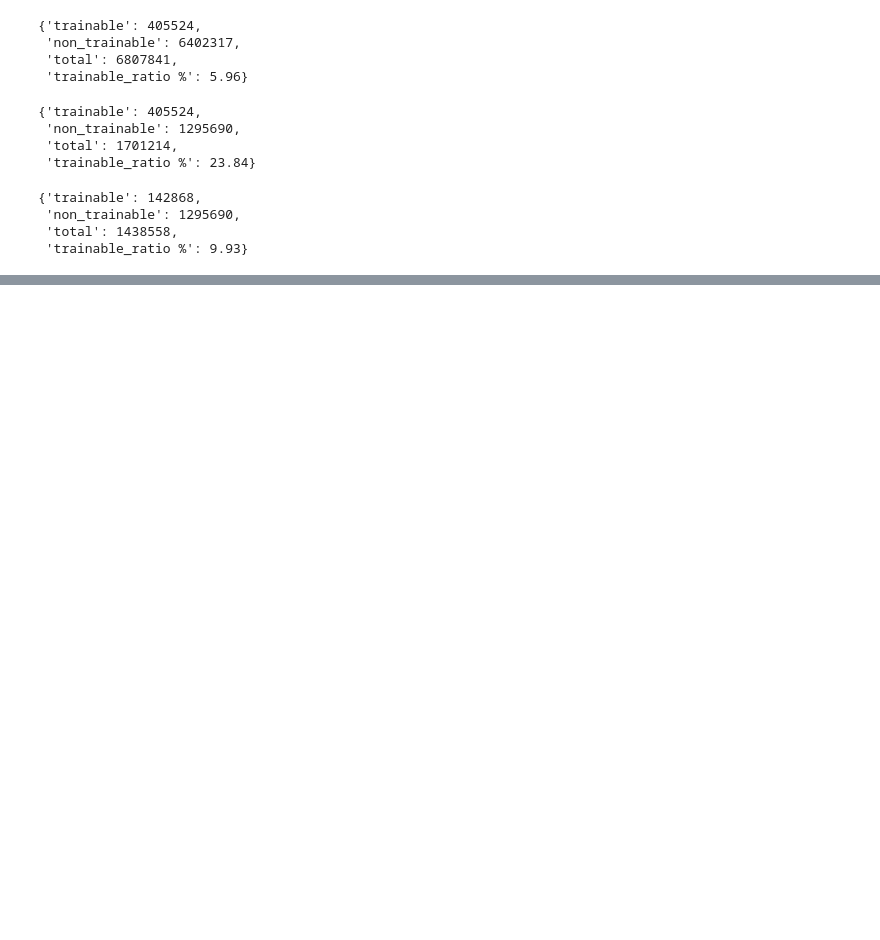
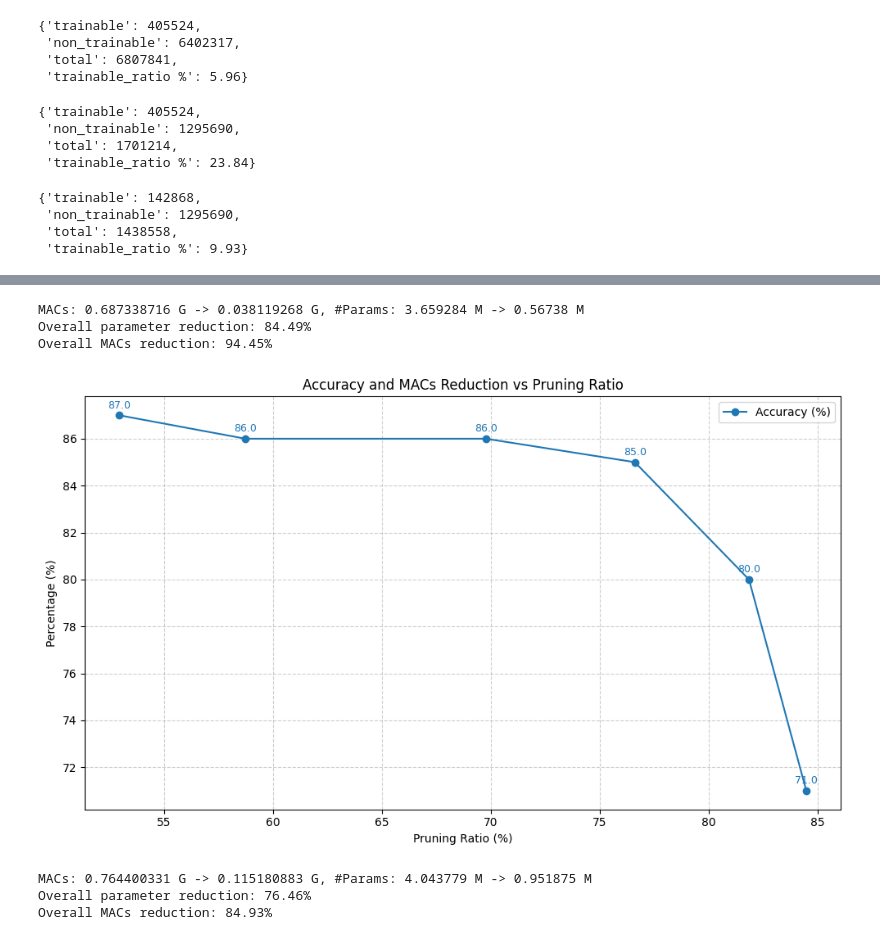
Before and after one commit to Mohammad-Hallaq/tiny-Waves-FM, a Jupyter notebook: Tiny_Waves_experiments/experiments.ipynb, the cells around one changed output, grey strips where cells are left out. Saved outputs shown, nothing was run; the diff lists cells and outputs as text; code cells hidden in the pictures; blank space fills up the shorter version.

```diff
--- a/Tiny_Waves_experiments/experiments.ipynb
+++ b/Tiny_Waves_experiments/experiments.ipynb
@@ -1078,0 +1140,64 @@ info_double_single
+# %%
+original_model = torch.load('pruning_results/sig_identification/unpruned_ViT_with_12_block_for_radio_task.pth', weights_only=False)
+original_model.blocks = torch.nn.Sequential(original_model.blocks[0])
+
+pruned_model = torch.load('pruning_results/sig_identification/best_model_72%.pth', weights_only=False)
+
+images = torch.rand(1,1,224,224).to(device)
+original_model.to(device)
+pruned_model.to(device)
+
+for m in pruned_model.modules():
+    if isinstance(m, timm.models.vision_transformer.Attention):
+        m.forward = forward.__get__(m, timm.models.vision_transformer.Attention)
+
+
+base_macs, base_nparams = tp.utils.count_ops_and_params(original_model, images)
+macs, nparams = tp.utils.count_ops_and_params(pruned_model, images)
+
+print(f"MACs: {base_macs/1e9} G -> {macs/1e9} G, #Params: {base_nparams/1e6} M -> {nparams/1e6} M")
+p_ratio = ((base_nparams - nparams) / base_nparams * 100)
+
+print(f"Overall parameter reduction: {(p_ratio):.2f}%")
+print(f"Overall MACs reduction: {((base_macs - macs) / base_macs * 100):.2f}%")
+# %% [output]
+MACs: 0.687338716 G -> 0.038119268 G, #Params: 3.659284 M -> 0.56738 M
+Overall parameter reduction: 84.49%
+Overall MACs reduction: 94.45%
+# %%
+#_____ Radio Signal Identification Task _________
+
+accuracies = [87, 86, 86, 85, 80, 71]
+p_ratios = [52.95, 58.75, 69.79, 76.62, 81.86, 84.49]
+macs_ratios = [60.93, 67.22, 79.06, 86.27, 91.73, 94.45]
+
+performance_drop(accuracies, p_ratios)
+# %% [output]
+[figure, added]
+# %%
+original_model = torch.load('pruning_results/positioning/unpruned_ViT_with_12_block_for_positioning_task.pth', weights_only=False)
+original_model.blocks = torch.nn.Sequential(original_model.blocks[0])
+
+pruned_model = torch.load('pruning_results/positioning/best_model_72%.pth', weights_only=False)
+
+images = torch.rand(1,4,224,224).to(device)
+original_model.to(device)
+pruned_model.to(device)
+
+for m in pruned_model.modules():
+    if isinstance(m, timm.models.vision_transformer.Attention):
+        m.forward = forward.__get__(m, timm.models.vision_transformer.Attention)
+
+
+base_macs, base_nparams = tp.utils.count_ops_and_params(original_model, images)
+macs, nparams = tp.utils.count_ops_and_params(pruned_model, images)
+
+print(f"MACs: {base_macs/1e9} G -> {macs/1e9} G, #Params: {base_nparams/1e6} M -> {nparams/1e6} M")
+p_ratio = ((base_nparams - nparams) / base_nparams * 100)
+
+print(f"Overall parameter reduction: {(p_ratio):.2f}%")
+print(f"Overall MACs reduction: {((base_macs - macs) / base_macs * 100):.2f}%")
+# %% [output]
+MACs: 0.764400331 G -> 0.115180883 G, #Params: 4.043779 M -> 0.951875 M
+Overall parameter reduction: 76.46%
+Overall MACs reduction: 84.93%
```
Also changed, not shown: parts of 13 cells of this notebook, 8 other files.
